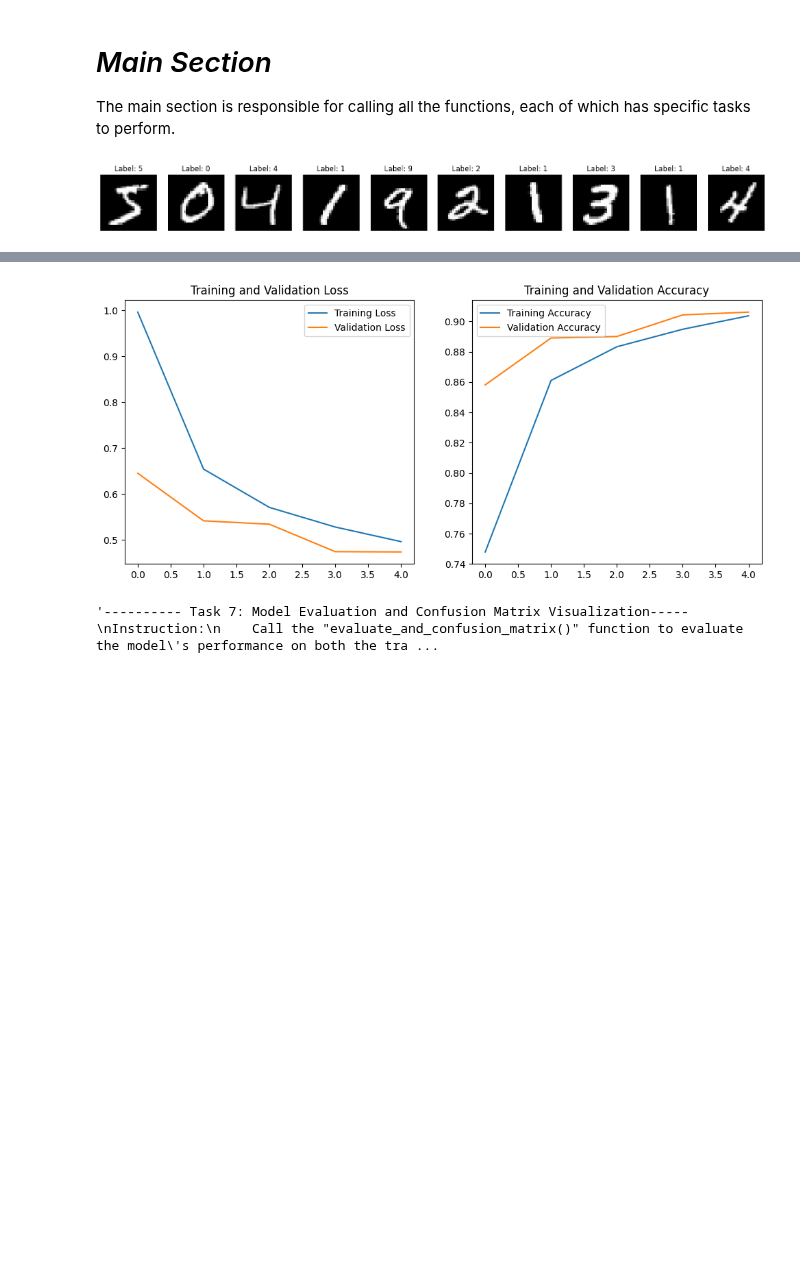
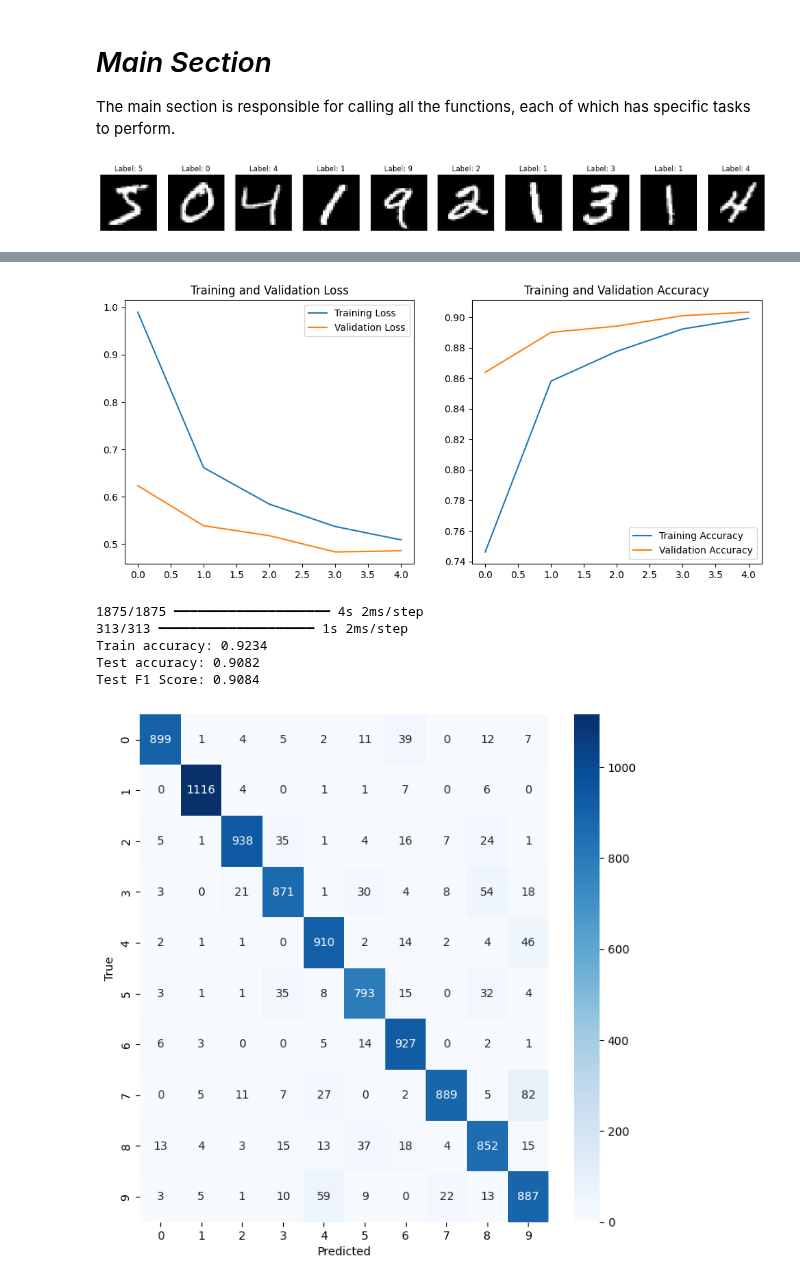
Before and after one commit to MikaParssinen/Applied-Machine-Learning, a Jupyter notebook: INL3/Code/Neural_Networks.ipynb, the cells around one changed output, grey strips where cells are left out. Drawn from its saved outputs; the diff is of its cells as text; code cells hidden in the pictures; blank space fills up the shorter version.

Commit message:
Task 7 done

```diff
--- a/INL3/Code/Neural_Networks.ipynb
+++ b/INL3/Code/Neural_Networks.ipynb
@@ -246,7 +246,7 @@ def plot_metrics(history): # Insert parameter name
 # %%
 # "evaluate_and_confusion_matrix()" function display the evalutaion result after training and testing the model.
 
-def evaluate_and_confusion_matrix(): # Insert parameters name
+def evaluate_and_confusion_matrix(model, x_train, y_train, x_test, y_test): # Insert parameters name
 
     # Predictions for the training set
     y_train_pred = model.predict(x_train)
@@ -381,6 +381,8 @@ Instruction:
     After execution, the function will display the training and test accuracy and plot the confusion matrix.
 """
 # Write code here----
+
+evaluate_and_confusion_matrix(model, x_train_flat, y_train_encoded, x_test_flat, y_test_encoded)
 # %% [output]
 [figure]
 (60000, 784)
@@ -400,2 +402,7 @@ Epoch 5/5
-[figure, old version]
+[figure, new version]
-'---------- Task 7: Model Evaluation and Confusion Matrix Visualization-----\nInstruction:\n    Call the "evaluate_and_confusion_matrix()" function to evaluate the model\'s performance on both the tra ...
+1875/1875 ━━━━━━━━━━━━━━━━━━━━ 4s 2ms/step
+313/313 ━━━━━━━━━━━━━━━━━━━━ 1s 2ms/step
+Train accuracy: 0.9234
+Test accuracy: 0.9082
+Test F1 Score: 0.9084
+[figure, added]
```
Also changed, not shown: parts of 1 cell of this notebook.
